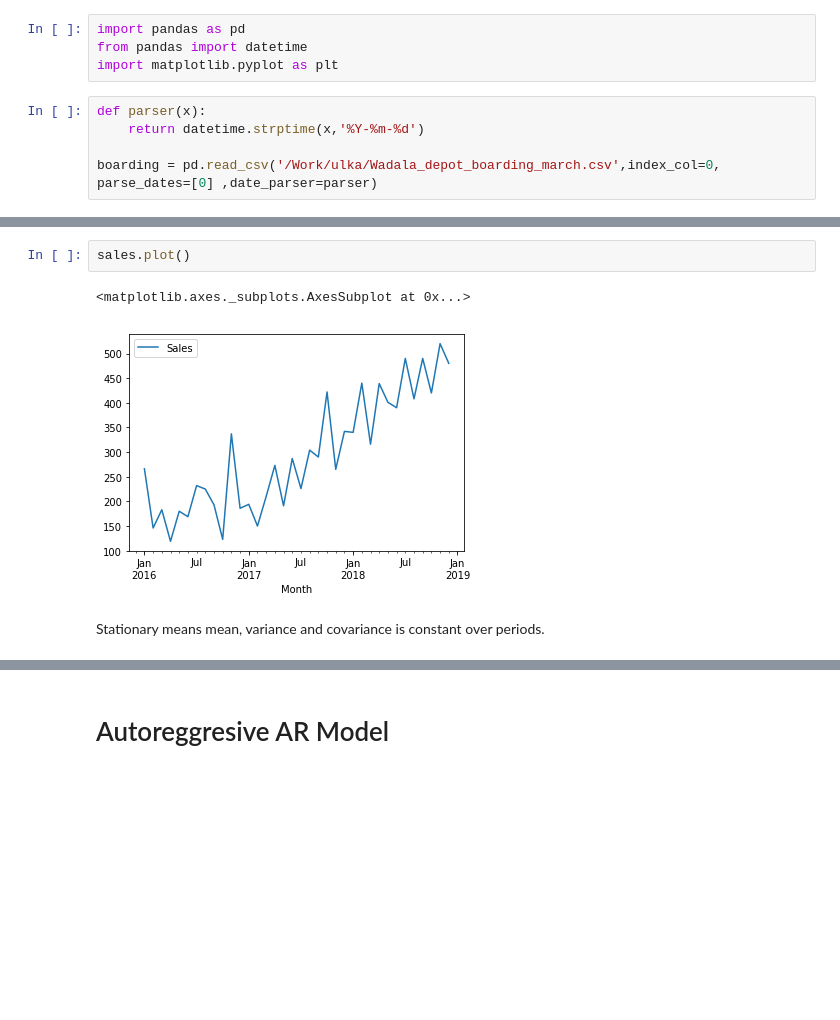
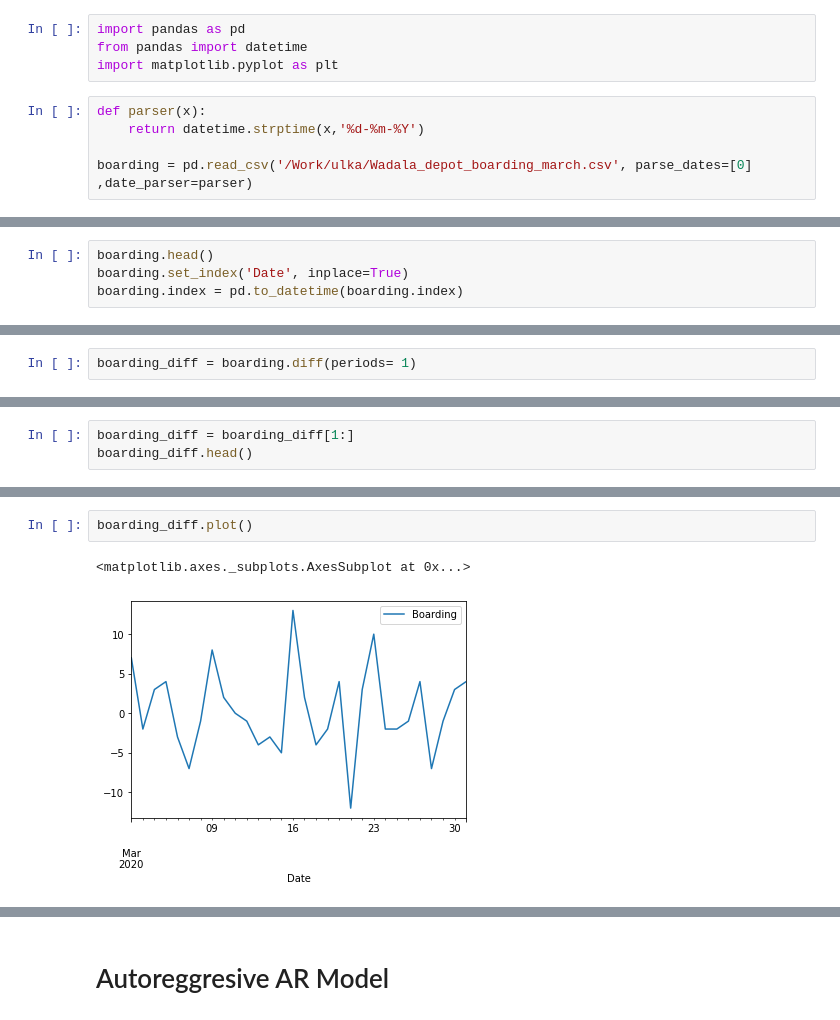
Before and after one commit to SmartPracticeschool/SBSPS-Challenge-4282-Intelligent-Post-Lock-Down-Management-System-for-Public-Transportation, a Jupyter notebook: ARIMA - Time Series.ipynb, the cells around one changed output, grey strips where cells are left out. Saved outputs shown, nothing was run; the diff lists cells and outputs as text; blank space fills up the shorter version.

Commit message:
ulka commit 1

```diff
--- a/ARIMA - Time Series.ipynb
+++ b/ARIMA - Time Series.ipynb
@@ -6,6 +4,6 @@ from pandas import datetime
 import matplotlib.pyplot as plt
 # %%
 def parser(x):
-    return datetime.strptime(x,'%Y-%m-%d')
+    return datetime.strptime(x,'%d-%m-%Y')
 
-boarding = pd.read_csv('/Work/ulka/Wadala_depot_boarding_march.csv',index_col=0, parse_dates=[0] ,date_parser=parser)
+boarding = pd.read_csv('/Work/ulka/Wadala_depot_boarding_march.csv', parse_dates=[0] ,date_parser=parser)
@@ -12,3 +14,7 @@ boarding = pd.read_csv('/Work/ulka/Wadala_depot_boarding_march.csv',index_col=0,
+# %%
+boarding.head()
+boarding.set_index('Date', inplace=True)
+boarding.index = pd.to_datetime(boarding.index)
 # %%
 boarding.head()
 # %% [output]
@@ -42,0 +38,2 @@ boarding
+# %%
+boarding_diff = boarding.diff(periods= 1)
@@ -42,0 +52,3 @@ boarding
+# %%
+boarding_diff = boarding_diff[1:]
+boarding_diff.head()
@@ -43,7 +99,5 @@ boarding
 # %%
-sales.plot()
+boarding_diff.plot()
 # %% [output]
 <matplotlib.axes._subplots.AxesSubplot at 0x...>
-[figure, old version]
+[figure, new version]
-# %% [markdown]
-Stationary means mean, variance and covariance is constant over periods.
```
Also changed, not shown: parts of 37 cells of this notebook, 22 other files.
